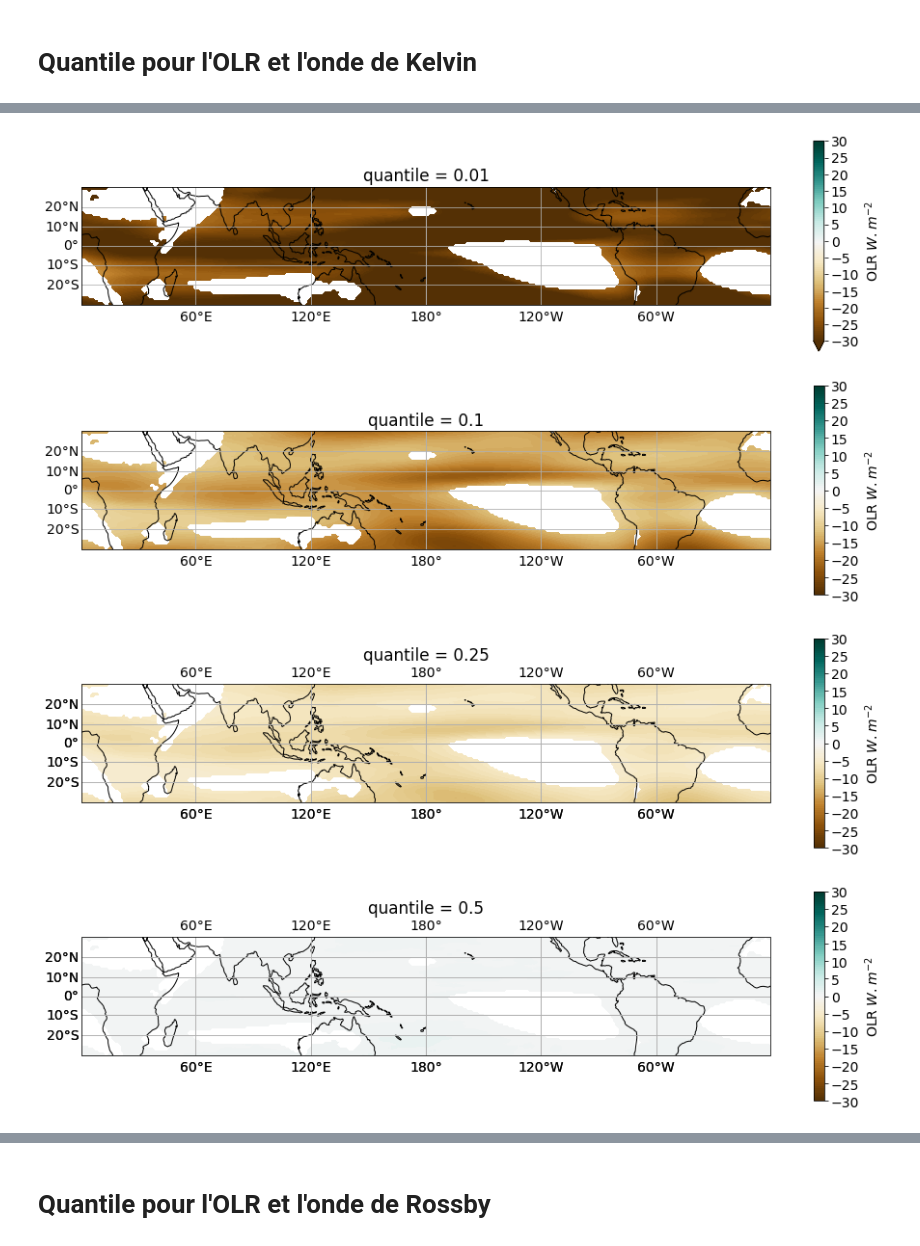
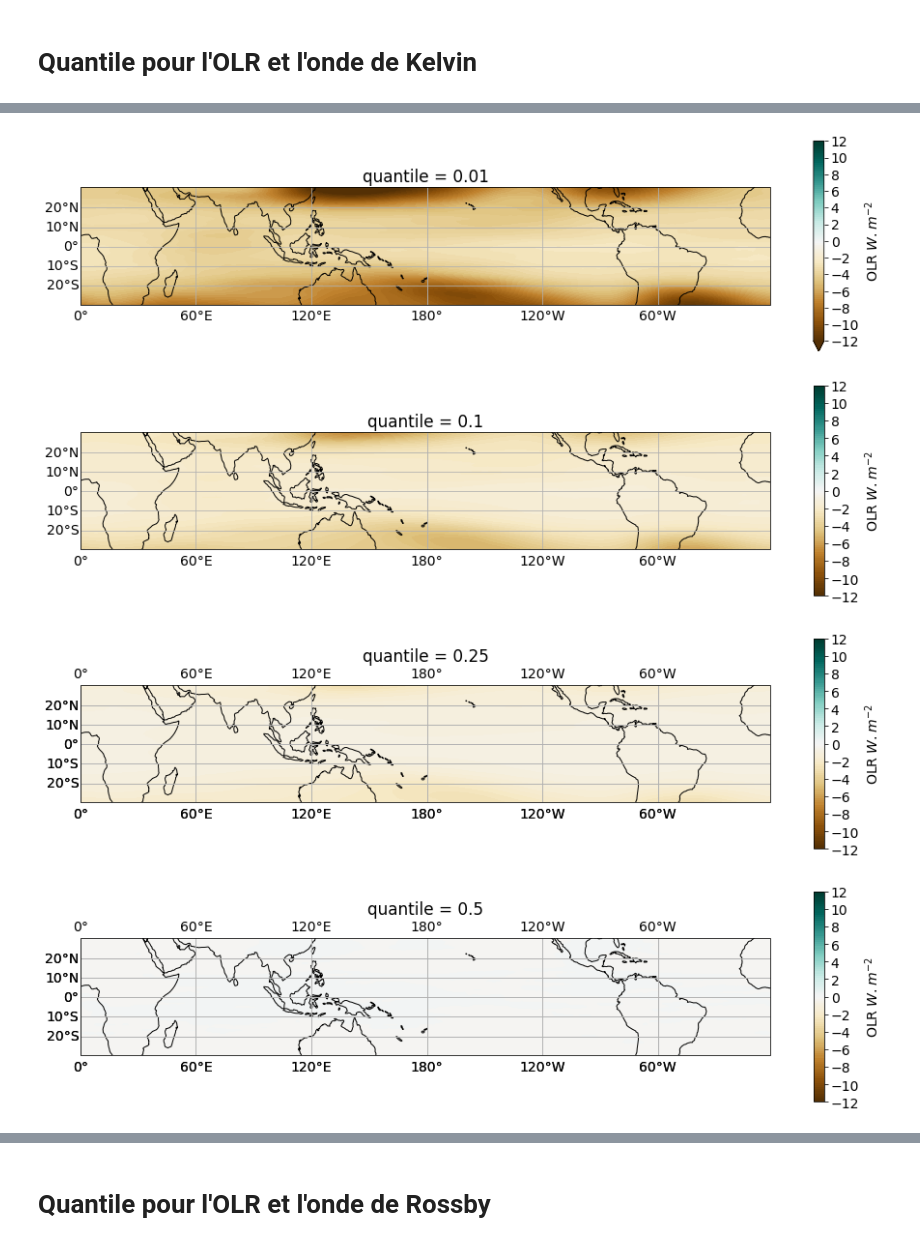
Before and after one commit to durandy86/TOWEL, a Jupyter notebook: ANALYSIS/QUANTILE/QUANTILE_TCWV.ipynb, the cells around one changed output, grey strips where cells are left out. Saved outputs shown, nothing was run; the diff lists cells and outputs as text; code cells hidden in the pictures.

```diff
--- a/ANALYSIS/QUANTILE/QUANTILE_TCWV.ipynb
+++ b/ANALYSIS/QUANTILE/QUANTILE_TCWV.ipynb
@@ -92,23 +92,23 @@ quantile = [0.01,0.1,0.25,0.5,0.75,0.9,0.99]
 datasets = []
 wave = 'Kelvin'
 for q in quantile :
-    ds = xr.open_mfdataset(indir_data_Quantile + wave + '/*' + str(int(q*100)) + '.nc', parallel = True)
+    ds = xr.open_mfdataset(indir_data_Quantile + '/*' + str(int(q*100)) + '.nc', parallel = True)
     datasets.append(ds)
 ds_quan = xr.concat(datasets , dim ='quantile')
 ds
 
 plt.rc("figure", figsize=(16,4))
 cmap ='BrBG'
-vmin , vmax = -30, 30
+vmin , vmax = -12, 12
 colorbar = {'label': 'OLR $W.m^{-2}$',
-            'orientation': 'vertical' , 'ticks': np.arange(vmin,vmax+0.1,5),
+            'orientation': 'vertical' , 'ticks': np.arange(vmin,vmax+0.1,2),
             'extend' : 'max'}
 
 #####################################################################################
 fig, axis = plt.subplots(
     1, 1, subplot_kw={'projection': map_proj})
 
-ds_quan['OLR_' + wave].where(mask.toa_lw_all_1h < 275).sel(quantile = 0.01).plot.contourf(ax=axis, levels = 101,
+ds_quan['TCWV_' + wave].sel(quantile = 0.01).plot.contourf(ax=axis, levels = 101,
                     transform=ccrs.PlateCarree(),
                     cmap=cmap , vmin = vmin, vmax = vmax,
                     cbar_kwargs=colorbar)
@@ -118,13 +118,15 @@ axis.coastlines()
 gl = axis.gridlines(draw_labels=True)
 gl.top_labels = False
 gl.right_labels = False
+plt.savefig('/cnrm/tropics/commun/DATACOMMUN/WAVE/RAPPORT/FIGURES/Propre/Rapport/Chapter3/QUANTILE/TCWV/'
+            + wave + '_Q01.png')
 plt.show()
 
 #####################################################################################
 fig, axis = plt.subplots(
     1, 1, subplot_kw={'projection': map_proj})
 
-ds_quan['OLR_' + wave].where(mask.toa_lw_all_1h < 275).sel(quantile = 0.1).plot.contourf(ax=axis, levels = 101,
+ds_quan['TCWV_' + wave].sel(quantile = 0.1).plot.contourf(ax=axis, levels = 101,
                     transform=ccrs.PlateCarree(),
                     cmap=cmap , vmin = vmin, vmax = vmax,
                     cbar_kwargs=colorbar)
@@ -134,12 +136,14 @@ axis.coastlines()
 gl = axis.gridlines(draw_labels=True)
 gl.top_labels = False
 gl.right_labels = False
+plt.savefig('/cnrm/tropics/commun/DATACOMMUN/WAVE/RAPPORT/FIGURES/Propre/Rapport/Chapter3/QUANTILE/TCWV/'
+            + wave + '_Q10.png')
 plt.show()
 #####################################################################################
 fig, axis = plt.subplots(
     1, 1, subplot_kw={'projection': map_proj})
 
-ds_quan['OLR_' + wave].where(mask.toa_lw_all_1h < 275).sel(quantile = 0.25).plot.contourf(ax=axis, levels = 101,
+ds_quan['TCWV_' + wave].sel(quantile = 0.25).plot.contourf(ax=axis, levels = 101,
                     transform=ccrs.PlateCarree(),
                     cmap=cmap, vmin = vmin, vmax = vmax,
                     cbar_kwargs=colorbar)
@@ -150,12 +154,14 @@ axis.gridlines(draw_labels=True)
 gl = axis.gridlines(draw_labels=True)
 gl.top_labels = False
 gl.right_labels = False
+plt.savefig('/cnrm/tropics/commun/DATACOMMUN/WAVE/RAPPORT/FIGURES/Propre/Rapport/Chapter3/QUANTILE/TCWV/'
+            + wave + '_Q25.png')
 plt.show()
 #####################################################################################
 fig, axis = plt.subplots(
     1, 1, subplot_kw={'projection': map_proj})
 
-ds_quan['OLR_' + wave].where(mask.toa_lw_all_1h < 275).sel(quantile = 0.5).plot.contourf(ax=axis, levels = 101,
+ds_quan['TCWV_' + wave].sel(quantile = 0.5).plot.contourf(ax=axis, levels = 101,
                     transform=ccrs.PlateCarree(),
                     cmap=cmap, vmin = vmin, vmax = vmax,
                     cbar_kwargs=colorbar)
@@ -166,12 +172,14 @@ axis.gridlines(draw_labels=True)
 gl = axis.gridlines(draw_labels=True)
 gl.top_labels = False
 gl.right_labels = False
+plt.savefig('/cnrm/tropics/commun/DATACOMMUN/WAVE/RAPPORT/FIGURES/Propre/Rapport/Chapter3/QUANTILE/TCWV/'
+            + wave + '_Q50.png')
 plt.show()
 #######################################################################################
 fig, axis = plt.subplots(
     1, 1, subplot_kw={'projection': map_proj})
 
-ds_quan['OLR_' + wave].where(mask.toa_lw_all_1h < 275).sel(quantile = 0.75).plot.contourf(ax=axis, levels = 101,
+ds_quan['TCWV_' + wave].sel(quantile = 0.75).plot.contourf(ax=axis, levels = 101,
                     transform=ccrs.PlateCarree(),
                     cmap=cmap, vmin = vmin, vmax = vmax,
                     cbar_kwargs=colorbar)
@@ -182,42 +190,75 @@ axis.gridlines(draw_labels=True)
 gl = axis.gridlines(draw_labels=True)
 gl.top_labels = False
 gl.right_labels = False
+plt.savefig('/cnrm/tropics/commun/DATACOMMUN/WAVE/RAPPORT/FIGURES/Propre/Rapport/Chapter3/QUANTILE/TCWV/'
+            + wave + '_Q75.png')
 plt.show()
 ##########################################################################################
 fig, axis = plt.subplots(
     1, 1, subplot_kw={'projection': map_proj})
 
-ds_quan['OLR_' + wave].where(mask.toa_lw_all_1h < 275).sel(quantile = 0.9).plot.contourf(ax=axis, levels = 101,
+ds_quan['TCWV_' + wave].sel(quantile = 0.9).plot.contourf(ax=axis, levels = 101,
                     transform=ccrs.PlateCarree(),
                     cmap=cmap, vmin = vmin, vmax = vmax,
                     cbar_kwargs=colorbar)
 
 
 axis.coastlines()
 axis.gridlines(draw_labels=True)
 gl = axis.gridlines(draw_labels=True)
 gl.top_labels = False
 gl.right_labels = False
+plt.savefig('/cnrm/tropics/commun/DATACOMMUN/WAVE/RAPPORT/FIGURES/Propre/Rapport/Chapter3/QUANTILE/TCWV/'
+            + wave + '_Q90.png')
 plt.show()
 ##########################################################################################
 fig, axis = plt.subplots(
     1, 1, subplot_kw={'projection': map_proj})
 
-ds_quan['OLR_' + wave].where(mask.toa_lw_all_1h < 275).sel(quantile = 0.99).plot.contourf(ax=axis, levels = 101,
+ds_quan['TCWV_' + wave].sel(quantile = 0.99).plot.contourf(ax=axis, levels = 101,
                     transform=ccrs.PlateCarree(),
                     cmap=cmap, vmin = vmin, vmax = vmax,
                     cbar_kwargs=colorbar)
 
 
 axis.coastlines()
 axis.gridlines(draw_labels=True)
 gl = axis.gridlines(draw_labels=True)
 gl.top_labels = False
 gl.right_labels = False
+plt.savefig('/cnrm/tropics/commun/DATACOMMUN/WAVE/RAPPORT/FIGURES/Propre/Rapport/Chapter3/QUANTILE/TCWV/'
+            + wave + '_Q99.png')
 plt.show()
 # plt.savefig(output_fig+'atlas_varYear_anomaly_TOUCAN.png')
+
+#############################################################################################
+#############################################################################################
+#############################################################################################
+vmin , vmax = 0, 20
+cmap = 'viridis'
+colorbar = {'label': 'OLR $W.m^{-2}$',
+            'orientation': 'vertical' , 'ticks': np.arange(vmin,vmax+0.1,5),
+            'extend' : 'max'}
+diff_Q = ds_quan['TCWV_' + wave].sel(quantile = 0.99) - ds_quan['TCWV_' + wave].sel(quantile = 0.01)
+fig, axis = plt.subplots(
+    1, 1, subplot_kw={'projection': map_proj})
+
+diff_Q.plot.contourf(ax=axis, levels = 101,
+                    transform=ccrs.PlateCarree(),
+                    cmap=cmap, vmin = vmin, vmax = vmax,
+                    cbar_kwargs=colorbar)
+
+
+axis.coastlines()
+axis.gridlines(draw_labels=True)
+gl = axis.gridlines(draw_labels=True)
+gl.top_labels = False
+gl.right_labels = False
+plt.title('Ecart interquantile 99%-1% pour '+ wave)
+plt.savefig('/cnrm/tropics/commun/DATACOMMUN/WAVE/RAPPORT/FIGURES/Propre/Rapport/Chapter3/QUANTILE/TCWV/'
+            + wave + '_DIFF.png')
 # %% [output]
-[figure, old version]
+[figure, new version]
-[figure, old version]
+[figure, new version]
-[figure, old version]
+[figure, new version]
-[figure, old version]
+[figure, new version]
```
Also changed, not shown: parts of 11 cells of this notebook, 49 other files.
